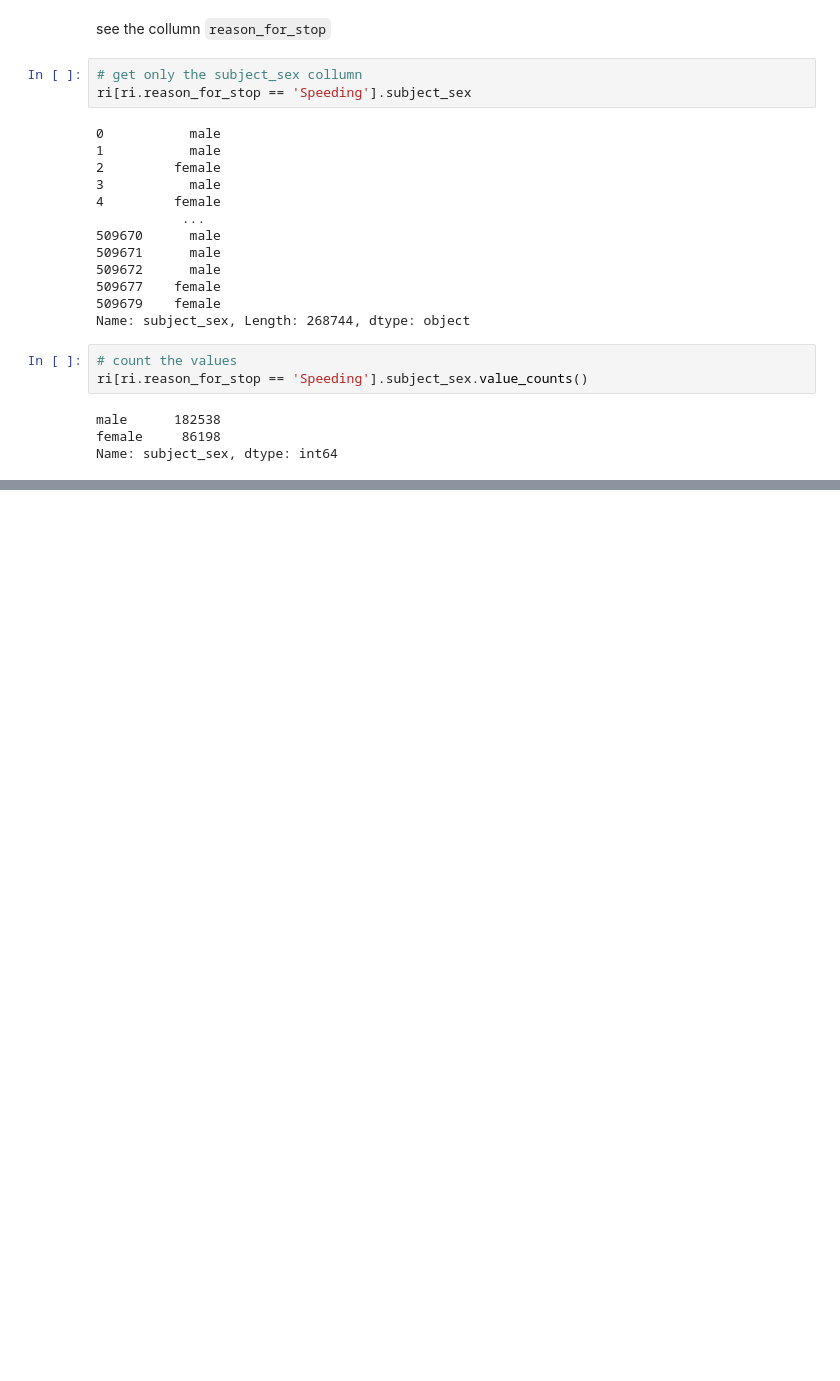
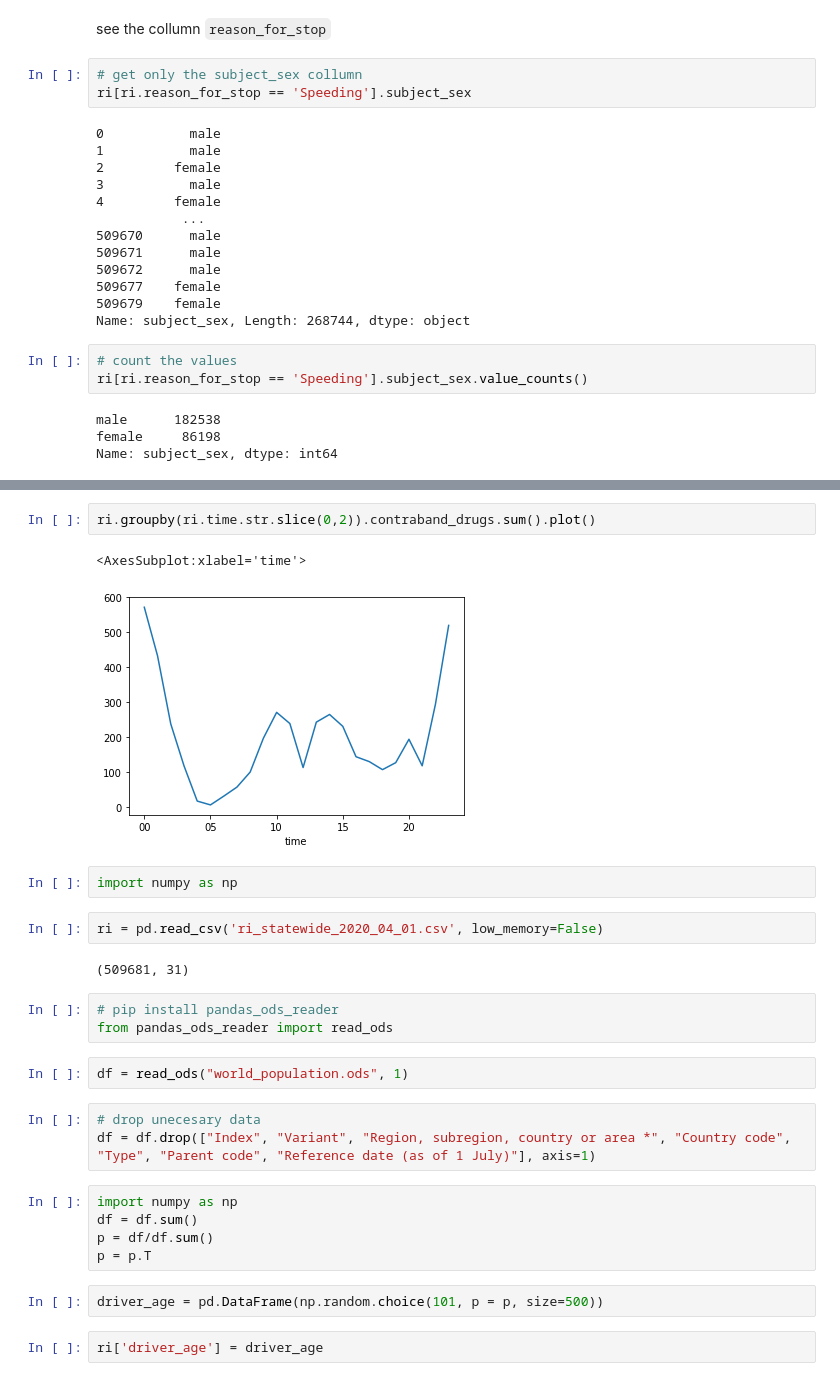
Before and after one commit to pablohe/iup-python-tutorial, a Jupyter notebook: iup.ipynb, the cells around one changed output, grey strips where cells are left out. Saved outputs shown, nothing was run; the diff lists cells and outputs as text; blank space fills up the shorter version.

Commit message:
more examples add realistic population was added

```diff
--- a/iup.ipynb
+++ b/iup.ipynb
@@ -410,0 +593,28 @@ Name: subject_sex, dtype: float64
+# %%
+ri.groupby(ri.time.str.slice(0,2)).contraband_drugs.sum().plot()
+# %% [output]
+<AxesSubplot:xlabel='time'>
+[figure, added]
+# %%
+import numpy as np
+# %%
+ri = pd.read_csv('ri_statewide_2020_04_01.csv', low_memory=False)
+# %% [output]
+(509681, 31)
+# %%
+# pip install pandas_ods_reader
+from pandas_ods_reader import read_ods
+# %%
+df = read_ods("world_population.ods", 1)
+# %%
+# drop unecesary data
+df = df.drop(["Index", "Variant", "Region, subregion, country or area *", "Country code", "Type", "Parent code", "Reference date (as of 1 July)"], axis=1)
+# %%
+import numpy as np
+df = df.sum()
+p = df/df.sum()
+p = p.T
+# %%
+driver_age = pd.DataFrame(np.random.choice(101, p = p, size=500))
+# %%
+ri['driver_age'] = driver_age
```
Also changed, not shown: parts of 47 cells of this notebook, 1 other file.
